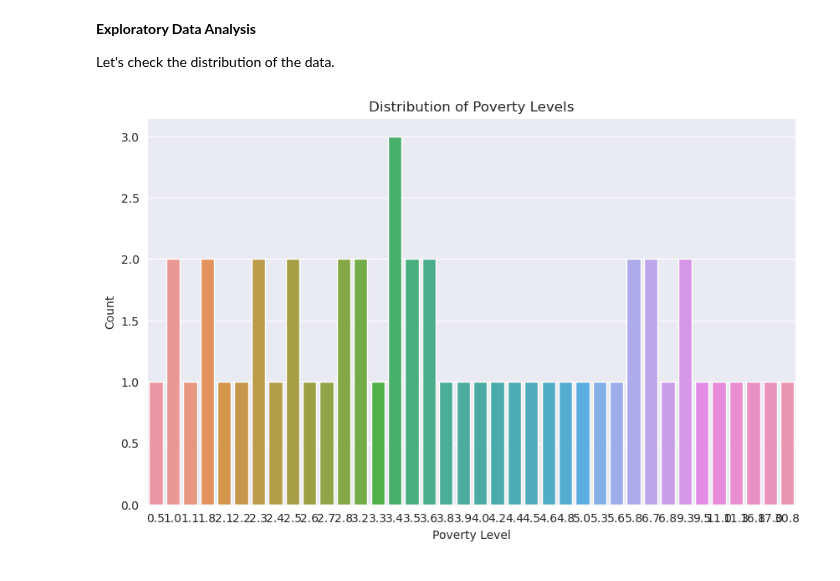
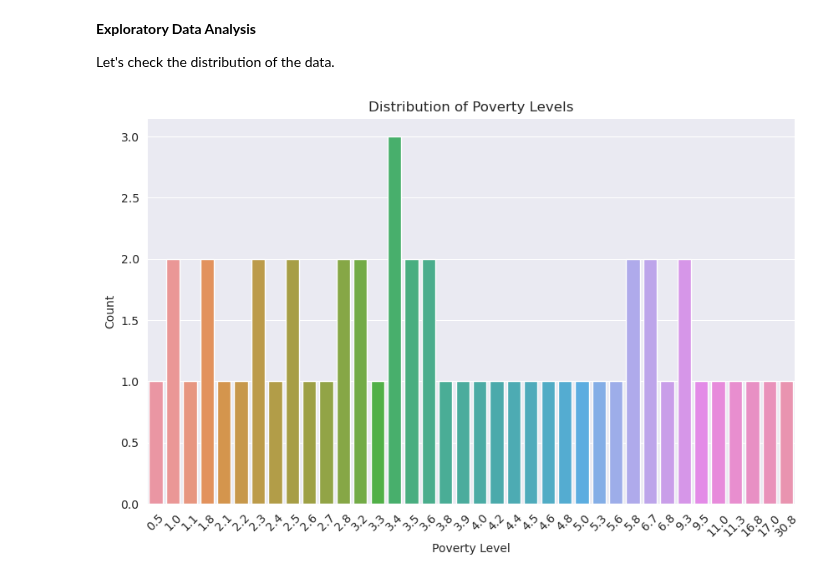
Before and after one commit to Billy272/Mastering-Data, a Jupyter notebook: Kenya_Poverty/kenya_poverty_levels.ipynb, the cells around one changed output. Saved outputs shown, nothing was run; the diff lists cells and outputs as text; code cells hidden in the pictures.

```diff
--- a/Kenya_Poverty/kenya_poverty_levels.ipynb
+++ b/Kenya_Poverty/kenya_poverty_levels.ipynb
@@ -72,15 +72,16 @@ Let's check the distribution of the data.
 # %%
 import matplotlib.pyplot as plt
 import seaborn as sns
 
 sns.set_style('darkgrid')
 sns.set_palette('Set2')
 
 plt.figure(figsize=(10, 6))
 sns.countplot(x='Severity of Poverty (%)', data=poverty_level)
+plt.xticks(rotation=45)
 plt.title('Distribution of Poverty Levels')
 plt.xlabel('Poverty Level')
 plt.ylabel('Count')
 plt.show()
 # %% [output]
-[figure, old version]
+[figure, new version]
```
